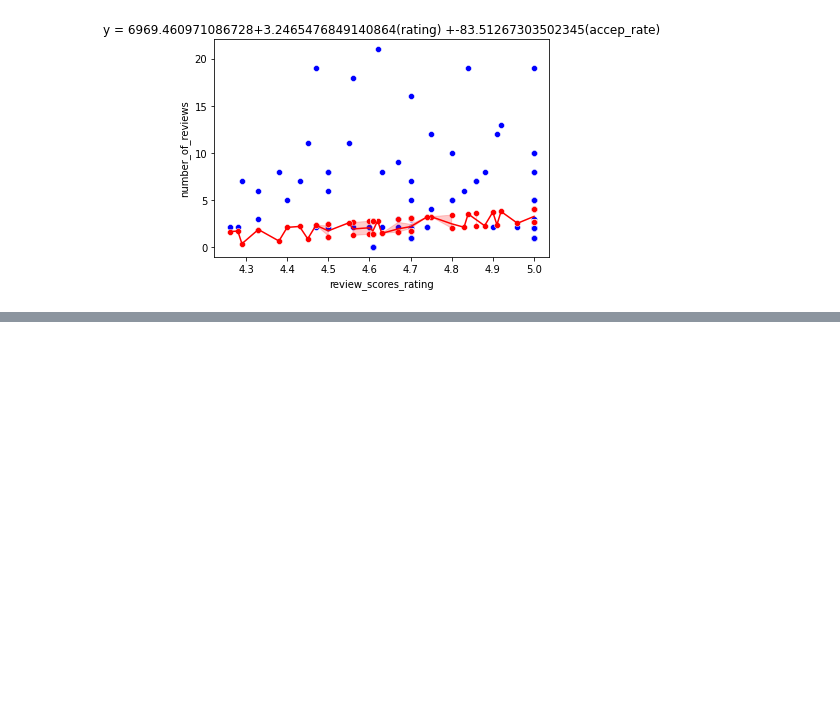
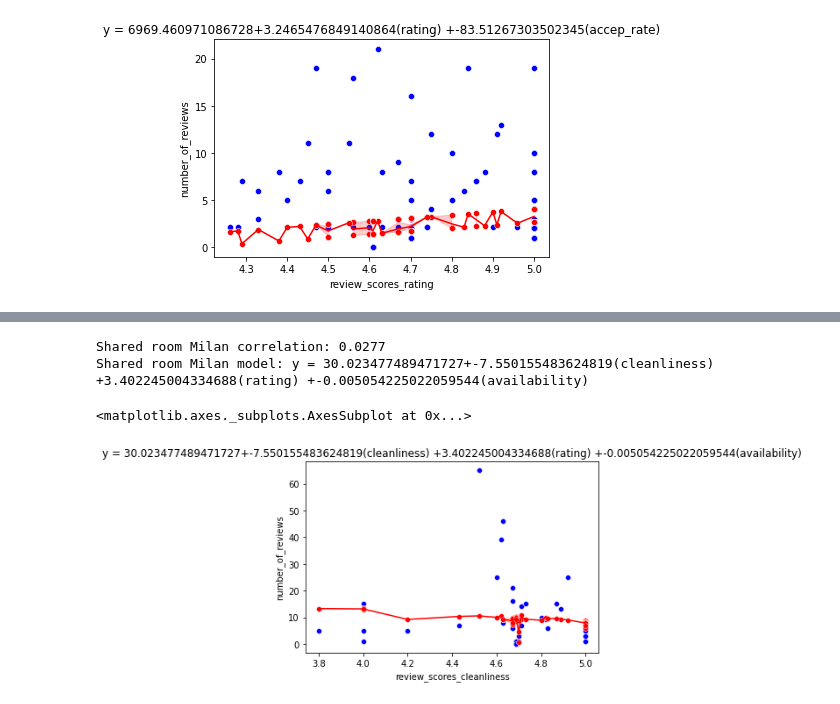
Before and after one commit to a01706447/Actividad-1, a Jupyter notebook: Actividad1_A01706447.ipynb, the cells around one changed output, grey strips where cells are left out. Saved outputs shown, nothing was run; the diff lists cells and outputs as text; code cells hidden in the pictures; blank space fills up the shorter version.

```diff
--- a/Actividad1_A01706447.ipynb
+++ b/Actividad1_A01706447.ipynb
@@ -628,0 +846,16 @@ deter_enmelb = model_enmelb.score(X=en_room[['host_acceptance_rate']],y=en_room[
+# %%
+hotel_mil = milan[milan['room_type']=='Hotel room']
+hotel_mil.drop('room_type',axis=1, inplace=True)
+y=hotel_mil
+
+percentile25=y.quantile(0.25) #Q1
+percentile75=y.quantile(0.75) #Q3
+iqr= percentile75 - percentile25
+
+Limite_Superior_iqr= percentile75 + 6.5*iqr
+Limite_Inferior_iqr= percentile25 - 6.5*iqr
+df3= hotel_mil[(y<=Limite_Superior_iqr)&(y>=Limite_Inferior_iqr)]
+
+hotel_milan=df3.copy()
+hotel_milan=hotel_milan.fillna(round(df3.mean(),1))
+hotel_milan
@@ -628,0 +987,29 @@ deter_enmelb = model_enmelb.score(X=en_room[['host_acceptance_rate']],y=en_room[
+# %%
+indep_homil = hotel_milan[['review_scores_cleanliness','review_scores_rating','availability_365']]
+dep_homil = hotel_milan['number_of_reviews']
+
+model_homil = LinearRegression()
+
+model_homil.fit(X=indep_homil, y=dep_homil)
+model_homil.__dict__
+model_homil.score(indep_homil,dep_homil)
+
+#Creamos el modelo
+reg_homil = LinearRegression().fit(X=indep_homil, y=dep_homil)
+y_pred_homil = reg_homil.predict(indep_homil)
+
+#Graficamos
+leyenda = 'y = '+str(reg_homil.intercept_)+'+'+str(reg_homil.coef_[0])+'(cleanliness) +'+str(reg_homil.coef_[1])+'(rating) +'+str(reg_homil.coef_[2])+'(availability)'
+
+print('Shared room Milan correlation: %.4f' % model_homil.score(indep_homil,dep_homil))
+print('Shared room Milan model: '+ leyenda)
+
+plt.title(leyenda)
+sns.scatterplot(x='review_scores_cleanliness', y='number_of_reviews', color="blue", data=hotel_milan)
+sns.scatterplot(x='review_scores_cleanliness', y=y_pred_homil, color="red", data=hotel_milan)
+sns.lineplot(x='review_scores_cleanliness', y=y_pred_homil, color="red", data=hotel_milan)
+# %% [output]
+Shared room Milan correlation: 0.0277
+Shared room Milan model: y = 30.023477489471727+-7.550155483624819(cleanliness) +3.402245004334688(rating) +-0.005054225022059544(availability)
+<matplotlib.axes._subplots.AxesSubplot at 0x...>
+[figure, added]
```
Also changed, not shown: parts of 20 cells of this notebook.
